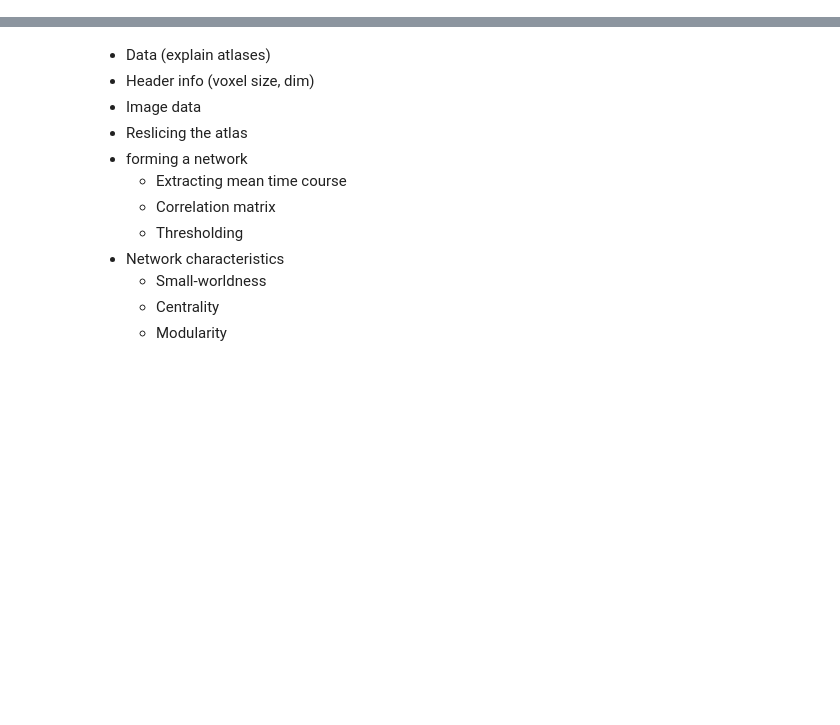
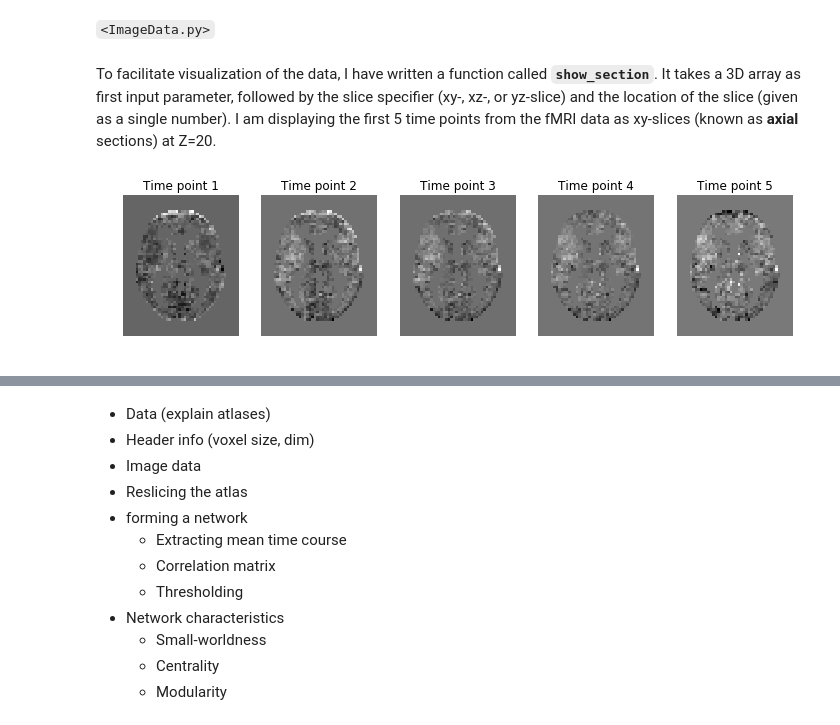
Before and after one commit to sathayas/JupyterConnectivitySpring2019, a Jupyter notebook: Atlas.ipynb, the cells around one changed output, grey strips where cells are left out. Drawn from its saved outputs; the diff is of its cells as text; code cells hidden in the pictures; blank space fills up the shorter version.

Commit message:
Data section is really done this time

```diff
--- a/Atlas.ipynb
+++ b/Atlas.ipynb
@@ -30,0 +56,6 @@ We will use two atlases for this exercise:
+# %%
+##### Header information (fMRI)
+# loading the fMRI data
+fMRI = nib.load(f_fMRI)   # image object
+hdr_fMRI = fMRI.header   # header information
+X_fMRI = fMRI.get_data()  # image data array
@@ -30,0 +101,12 @@ We will use two atlases for this exercise:
+# %%
+##### Header information (AAL atlas)
+# loading the AAL atlas data
+AAL = nib.load(f_atlasAAL)   # image object
+hdr_AAL = AAL.header   # header information
+X_AAL = AAL.get_data()  # image data array
+
+# image dimension
+print(hdr_AAL.get_data_shape())
+
+# voxel size
+print(hdr_AAL.get_zooms())
@@ -30,0 +122,2 @@ We will use two atlases for this exercise:
+# %% [markdown]
+`<ImageData.py>`
@@ -30,0 +159,20 @@ We will use two atlases for this exercise:
+# %% [markdown]
+To facilitate visualization of the data, I have written a function called **`show_section`**. It takes a 3D array as first input parameter, followed by the slice specifier (xy-, xz-, or yz-slice) and the location of the slice (given as a single number). I am displaying the first 5 time points from the fMRI data as xy-slices (known as **axial** sections) at Z=20.
+# %%
+##### showing the image (fMRI)
+# loading the fMRI data
+fMRI = nib.load(f_fMRI)   # image object
+hdr_fMRI = fMRI.header   # header information
+X_fMRI = fMRI.get_data()  # image data array
+
+# showing fMRI time series, first 5 time points
+plt.figure(figsize=[12,3])
+
+for iTime in range(5):
+    plt.subplot(1,5,iTime+1)
+    show_section(X_fMRI[:,:,:,iTime], 'xy', 20) # xy-section, at time=iTime
+    plt.title('Time point ' + str(iTime+1))
+
+plt.show()
+# %% [output]
+[figure, added]
```
Also changed, not shown: parts of 30 cells of this notebook.
